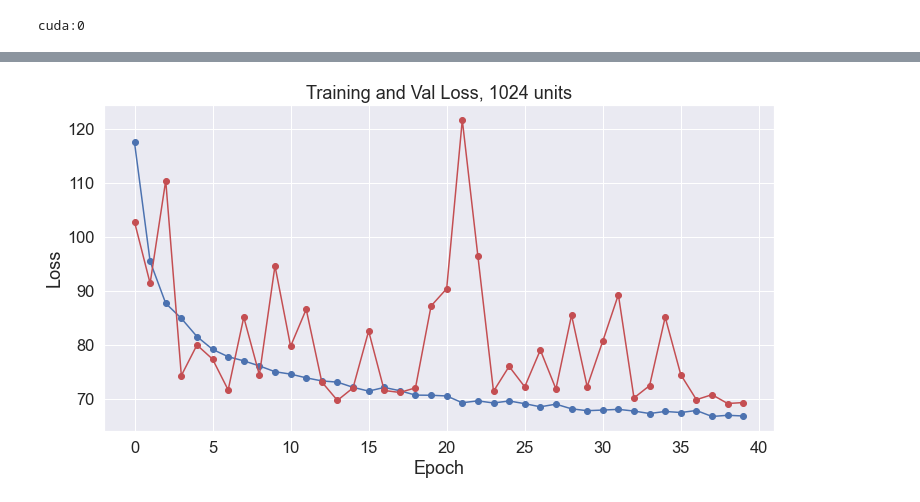
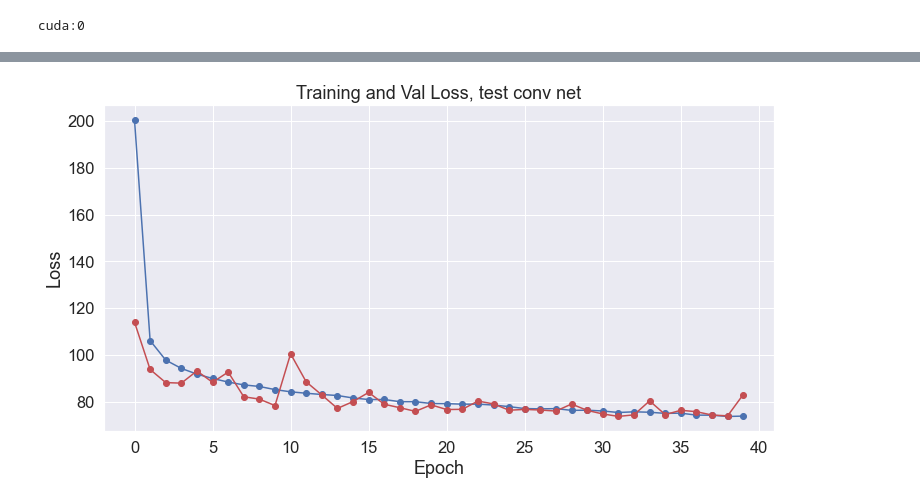
Before and after one commit to igemto-drylab/igemto-drylab, a Jupyter notebook: Track-2/dev.ipynb, the cells around one changed output, grey strips where cells are left out. Drawn from its saved outputs; the diff is of its cells as text; code cells hidden in the pictures.

Commit message:
added conv model

```diff
--- a/Track-2/dev.ipynb
+++ b/Track-2/dev.ipynb
@@ -42,6 +42,7 @@ print(device)
 cuda:0
 # %%
 # creating a classifier
-model = models.SimpleNN(h_units=2048)
+#model = models.SimpleNN(h_units=512)
+model = models.ConvNN()
 model.to(device)
 # %% [output]
@@ -157,24 +164,20 @@ Running Validation...
   Validation took: 0:00:03
-# %%
-train_loss = [123.52837552129051, 99.58595671479569, 90.38171835162933, 86.84014869963008, 84.57514128231759, 82.66377059025551, 81.32322055677308, 79.65800923020092, 80.04305437691832, 77.70301629629832, 77.11512796464906, 76.43282894908398, 75.77462827794119, 75.86097852824854, 75.53659149163929, 74.64705326476626, 74.40628134651813, 74.02394978567455, 73.30134405700223, 73.44900711858169, 73.05960539449225, 73.15757004388747, 72.7875414001408, 73.02173244307009, 72.77748162205165, 71.97464782238382, 71.54591845323603, 71.4657276762768, 71.0726497244479, 71.62986749602601, 70.44402534289334, 71.4622128296348, 70.58914589095284, 69.87495398334134, 70.40164272876959, 70.57263298727167, 69.87488362570026, 69.57595518416339, 69.63331839425865, 69.96292149842675]
-
-val_loss = [93.88915252685547, 98.1513900756836, 122.28421020507812, 75.50746154785156, 77.52014923095703, 85.73162078857422, 80.3565444946289, 148.76388549804688, 87.70313262939453, 82.0040512084961, 76.46597290039062, 79.37683868408203, 80.96031188964844, 87.51619720458984, 117.6851806640625, 76.51962280273438, 93.38921356201172, 74.6185531616211, 74.42374420166016, 74.22330474853516, 78.81029510498047, 79.4541244506836, 84.82635498046875, 70.83541870117188, 92.2903823852539, 85.32516479492188, 72.74823760986328, 89.92372131347656, 109.72217559814453, 76.74150848388672, 84.77648162841797, 72.9856185913086, 72.9090805053711, 72.8861312866211, 72.7496566772461, 84.82450103759766, 78.2412338256836, 75.61578369140625, 76.20689392089844, 80.35364532470703]
 # %%
 import matplotlib.pyplot as plt
 %matplotlib inline
 import seaborn as sns
 def plot_loss_vals(loss_vals, lv2, title="Training loss"):
     sns.set(style='darkgrid')
     sns.set(font_scale=1.5)
     plt.rcParams["figure.figsize"] = (12,6)
     plt.plot(loss_vals, 'b-o')
     plt.plot(lv2, 'r-o')
     plt.title(title)
     plt.xlabel("Epoch")
     plt.ylabel("Loss")
     plt.show()
-plot_loss_vals(train_loss, val_loss, title="Training and Val Loss, 1024 units")
+plot_loss_vals(train_loss, val_loss, title="Training and Val Loss, test conv net")
 # %% [output]
-[figure, old version]
+[figure, new version]
 # %%
 with open("temp.txt", "a") as f:
```
Also changed, not shown: parts of 3 cells of this notebook, 2 other files.
